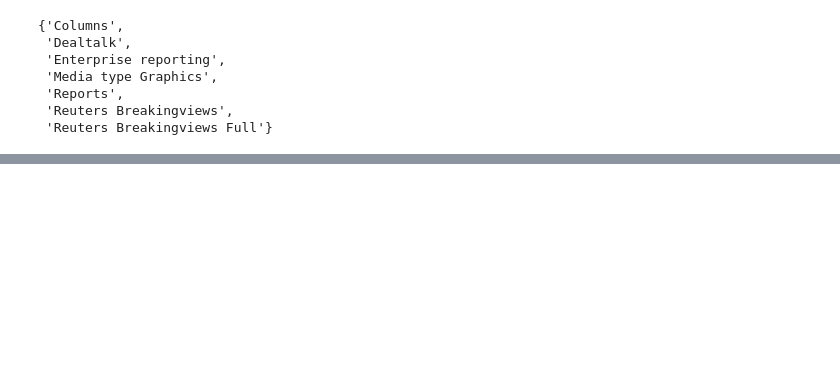
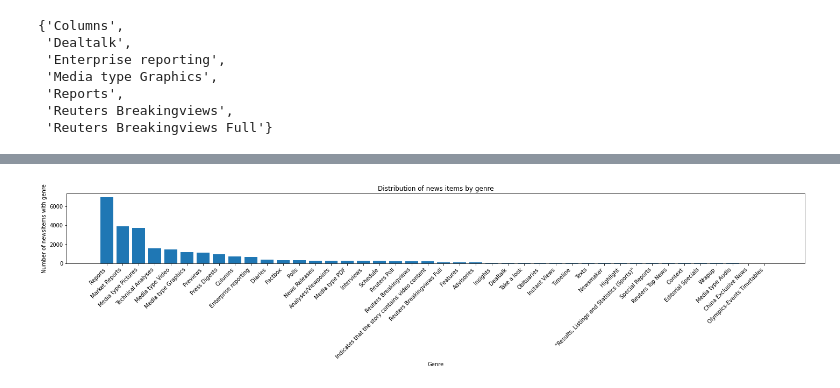
Before and after one commit to heychrisek/msc-data-science-project, a Jupyter notebook: data-dimensions.ipynb, the cells around one changed output, grey strips where cells are left out. Cells and saved outputs as stored; diff of their text form; code cells hidden in the pictures; blank space fills up the shorter version.

```diff
--- a/data-dimensions.ipynb
+++ b/data-dimensions.ipynb
@@ -278,3 +282,8 @@ bv_genres
  'Reports',
  'Reuters Breakingviews',
  'Reuters Breakingviews Full'}
+# %%
+genres_count = {}
+for genre in all_genres:
+    genres_count[genre] = len(list(filter(lambda x: x == True, genres_dict[genre])))
+genres_count
@@ -280,0 +308,3 @@ bv_genres
+# %%
+genres_count = dict(sorted(genres_count.items(), key=lambda item: item[1], reverse=True))
+genres_count
@@ -280,0 +329,15 @@ bv_genres
+# %%
+import matplotlib.pyplot as plt
+
+fig = plt.figure(figsize=(20, 5))
+ax = fig.add_subplot()
+plt.bar(range(len(genres_count)), list(genres_count.values()), align='center')
+xticks = plt.xticks(range(len(genres_count)), list(genres_count.keys()))
+plt.setp(ax.get_xticklabels(), ha="right", rotation=45)
+plt.ylabel("Number of newsitems with genre")
+plt.xlabel("Genre")
+plt.title ('Distribution of news items by genre')
+plt.tight_layout()
+fig.savefig('distribution_news_item_genre.png', dpi=300, format='png', bbox_inches='tight')
+# %% [output]
+[figure, added]
```
Also changed, not shown: parts of 8 cells of this notebook, 23 other files.
